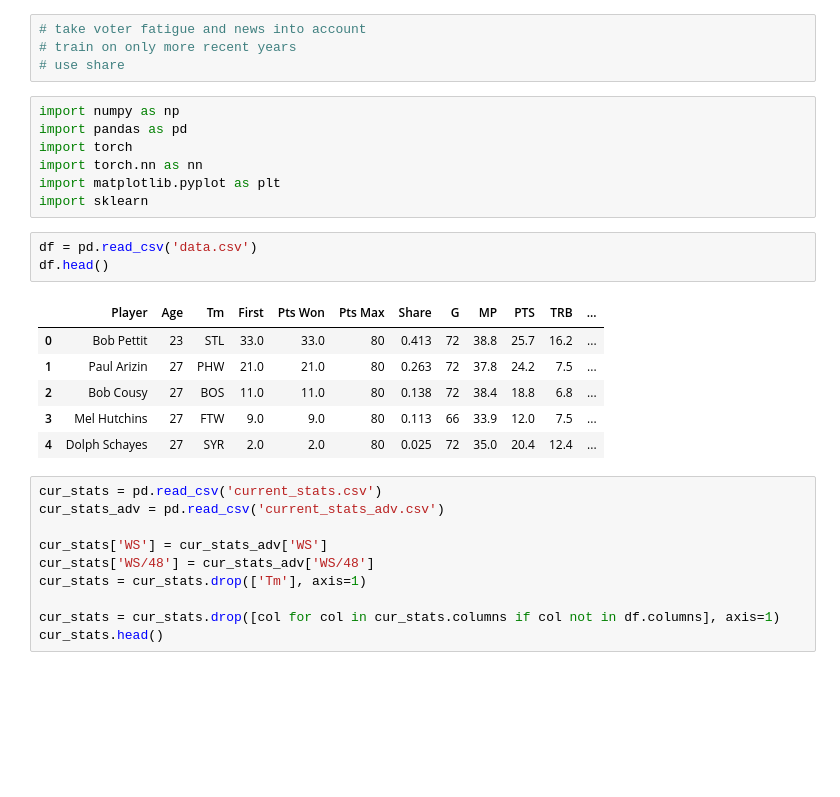
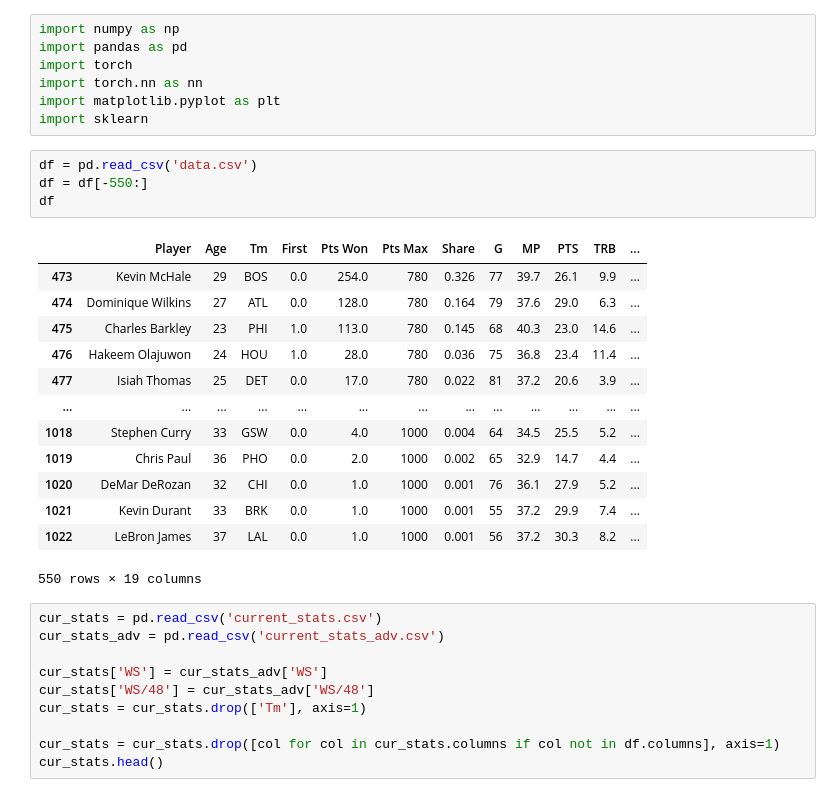
Before and after one commit to Jdka1/NBA-MVP-Forecaster, a Jupyter notebook: ml.ipynb, the cells around one changed output. Saved outputs shown, nothing was run; the diff lists cells and outputs as text; blank space fills up the shorter version.

```diff
--- a/ml.ipynb
+++ b/ml.ipynb
@@ -1,7 +1,3 @@
-# %%
-# take voter fatigue and news into account
-# train on only more recent years
-# use share
 # %%
 import numpy as np
 import pandas as pd
@@ -11,14 +7,22 @@ import matplotlib.pyplot as plt
 import sklearn
 # %%
 df = pd.read_csv('data.csv')
-df.head()
+df = df[-550:]
+df
 # %% [output]
 |  | Player | Age | Tm | First | Pts Won | Pts Max | Share | G | MP | PTS | TRB | ... |
-| 0 | Bob Pettit | 23 | STL | 33.0 | 33.0 | 80 | 0.413 | 72 | 38.8 | 25.7 | 16.2 | ... |
-| 1 | Paul Arizin | 27 | PHW | 21.0 | 21.0 | 80 | 0.263 | 72 | 37.8 | 24.2 | 7.5 | ... |
-| 2 | Bob Cousy | 27 | BOS | 11.0 | 11.0 | 80 | 0.138 | 72 | 38.4 | 18.8 | 6.8 | ... |
-| 3 | Mel Hutchins | 27 | FTW | 9.0 | 9.0 | 80 | 0.113 | 66 | 33.9 | 12.0 | 7.5 | ... |
-| 4 | Dolph Schayes | 27 | SYR | 2.0 | 2.0 | 80 | 0.025 | 72 | 35.0 | 20.4 | 12.4 | ... |
+| 473 | Kevin McHale | 29 | BOS | 0.0 | 254.0 | 780 | 0.326 | 77 | 39.7 | 26.1 | 9.9 | ... |
+| 474 | Dominique Wilkins | 27 | ATL | 0.0 | 128.0 | 780 | 0.164 | 79 | 37.6 | 29.0 | 6.3 | ... |
+| 475 | Charles Barkley | 23 | PHI | 1.0 | 113.0 | 780 | 0.145 | 68 | 40.3 | 23.0 | 14.6 | ... |
+| 476 | Hakeem Olajuwon | 24 | HOU | 1.0 | 28.0 | 780 | 0.036 | 75 | 36.8 | 23.4 | 11.4 | ... |
+| 477 | Isiah Thomas | 25 | DET | 0.0 | 17.0 | 780 | 0.022 | 81 | 37.2 | 20.6 | 3.9 | ... |
+| ... | ... | ... | ... | ... | ... | ... | ... | ... | ... | ... | ... | ... |
+| 1018 | Stephen Curry | 33 | GSW | 0.0 | 4.0 | 1000 | 0.004 | 64 | 34.5 | 25.5 | 5.2 | ... |
+| 1019 | Chris Paul | 36 | PHO | 0.0 | 2.0 | 1000 | 0.002 | 65 | 32.9 | 14.7 | 4.4 | ... |
+| 1020 | DeMar DeRozan | 32 | CHI | 0.0 | 1.0 | 1000 | 0.001 | 76 | 36.1 | 27.9 | 5.2 | ... |
+| 1021 | Kevin Durant | 33 | BRK | 0.0 | 1.0 | 1000 | 0.001 | 55 | 37.2 | 29.9 | 7.4 | ... |
+| 1022 | LeBron James | 37 | LAL | 0.0 | 1.0 | 1000 | 0.001 | 56 | 37.2 | 30.3 | 8.2 | ... |
+550 rows × 19 columns
 # %%
 cur_stats = pd.read_csv('current_stats.csv')
 cur_stats_adv = pd.read_csv('current_stats_adv.csv')
```
Also changed, not shown: parts of 13 cells of this notebook.
